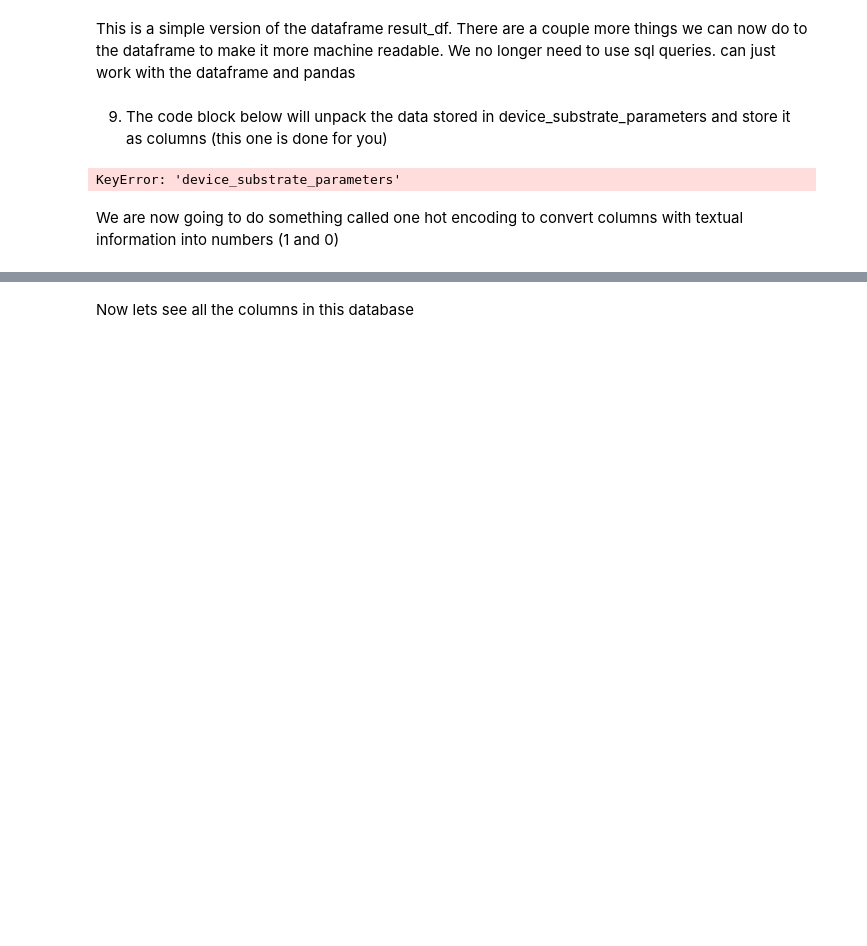
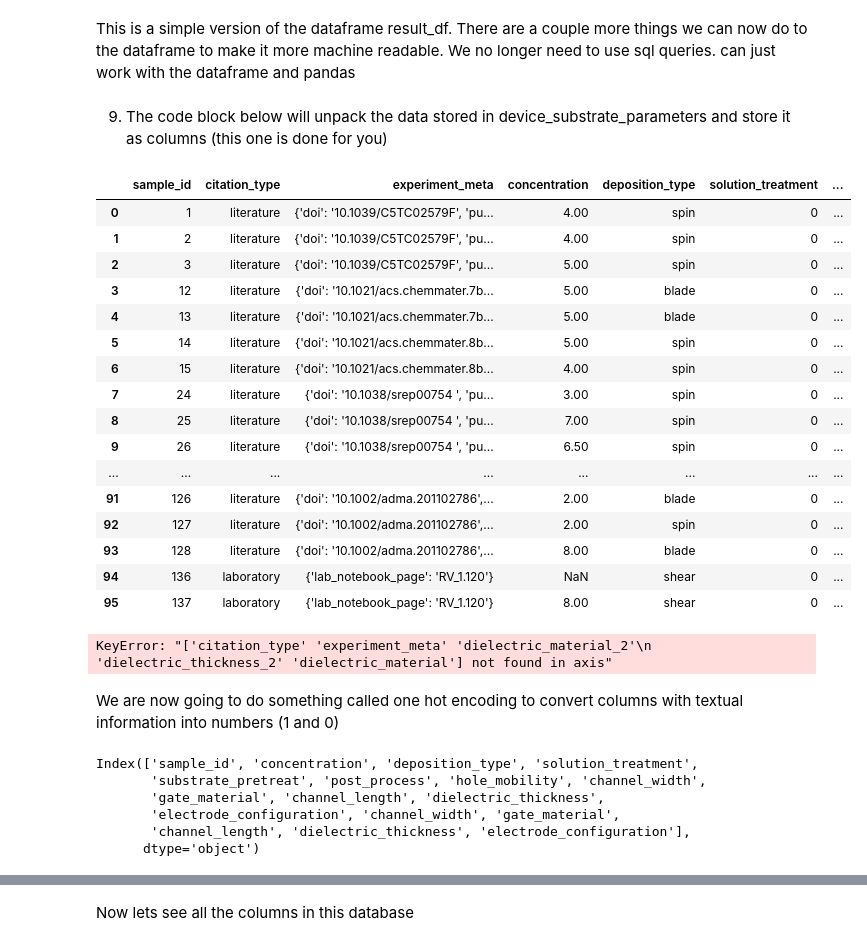
Before and after one commit to aaronliu64/ofet-db, a Jupyter notebook: pgpractice/Data Extraction For ML/ofet_db_Data_Extraction_JB.ipynb, the cells around one changed output, grey strips where cells are left out. Drawn from its saved outputs; the diff is of its cells as text; code cells hidden in the pictures; blank space fills up the shorter version.

```diff
--- a/pgpractice/Data Extraction For ML/ofet_db_Data_Extraction_JB.ipynb
+++ b/pgpractice/Data Extraction For ML/ofet_db_Data_Extraction_JB.ipynb
@@ -526,33 +526,61 @@ This is a simple version of the dataframe result_df. There are a couple more thi
 # %%
  #unpacking the information stored in device_substrate_parameters
 
 import pandas as pd
 from pandas import json_normalize
 
 
-
 # # Extract the 'device_substrate_parameters' column and normalize it
-params_df = json_normalize(result_df['device_substrate_parameters'])
+params_df = json_normalize(result_df['params'])
 
 # # Concatenate the original DataFrame with the new 'params_df'
 result_df = pd.concat([result_df, params_df], axis=1)
 
 # # Drop the original 'device_substrate_parameters' column
-result_df = result_df.drop('device_substrate_parameters', axis=1)
+result_df_norm = result_df.drop('params', axis=1)
 
 # # Display the resulting DataFrame
-result_df
+result_df_norm
 # %% [output]
-KeyError: 'device_substrate_parameters'
+|  | sample_id | citation_type | experiment_meta | concentration | deposition_type | solution_treatment | ... |
+| 0 | 1 | literature | {'doi': '10.1039/C5TC02579F', 'pu... | 4.00 | spin | 0 | ... |
+| 1 | 2 | literature | {'doi': '10.1039/C5TC02579F', 'pu... | 4.00 | spin | 0 | ... |
+| 2 | 3 | literature | {'doi': '10.1039/C5TC02579F', 'pu... | 5.00 | spin | 0 | ... |
+| 3 | 12 | literature | {'doi': '10.1021/acs.chemmater.7b... | 5.00 | blade | 0 | ... |
+| 4 | 13 | literature | {'doi': '10.1021/acs.chemmater.7b... | 5.00 | blade | 0 | ... |
+| 5 | 14 | literature | {'doi': '10.1021/acs.chemmater.8b... | 5.00 | spin | 0 | ... |
+| 6 | 15 | literature | {'doi': '10.1021/acs.chemmater.8b... | 4.00 | spin | 0 | ... |
+| 7 | 24 | literature | {'doi': '10.1038/srep00754 ', 'pu... | 3.00 | spin | 0 | ... |
+| 8 | 25 | literature | {'doi': '10.1038/srep00754 ', 'pu... | 7.00 | spin | 0 | ... |
+| 9 | 26 | literature | {'doi': '10.1038/srep00754 ', 'pu... | 6.50 | spin | 0 | ... |
+| ... | ... | ... | ... | ... | ... | ... | ... |
+| 91 | 126 | literature | {'doi': '10.1002/adma.201102786',... | 2.00 | blade | 0 | ... |
+| 92 | 127 | literature | {'doi': '10.1002/adma.201102786',... | 2.00 | spin | 0 | ... |
+| 93 | 128 | literature | {'doi': '10.1002/adma.201102786',... | 8.00 | blade | 0 | ... |
+| 94 | 136 | laboratory | {'lab_notebook_page': 'RV_1.120'} | NaN | shear | 0 | ... |
+| 95 | 137 | laboratory | {'lab_notebook_page': 'RV_1.120'} | 8.00 | shear | 0 | ... |
 # %%
 
 # Drop unnecessary columns that won't be used for modeling
-columns_to_drop = ['film_deposition_params', 'citation_type', 'experiment_meta', 'solvent_vol_frac', 'solvent_iupac_name', 'polymer_iupac_name', 'dielectric_material_2', 'dielectric_thickness_2', 'dielectric_1_material', 'dielectric_1_thickness', 'substrate_material']
-result_df = result_df.drop(columns=columns_to_drop)
+#columns_to_drop = ['deposition_type', 'citation_type', 'experiment_meta', 'dielectric_material_2', 'dielectric_thickness_2', 'dielectric_material']
+columns_to_drop = ['citation_type', 'experiment_meta', 'dielectric_material_2', 'dielectric_thickness_2', 'dielectric_material']
+
+result_df_norm = result_df_norm.drop(columns=columns_to_drop)
 
 # Display the resulting DataFrame
-result_df
+result_df_norm
+# %% [output]
+KeyError: "['citation_type' 'experiment_meta' 'dielectric_material_2'\n 'dielectric_thickness_2' 'dielectric_material'] not found in axis"
 # %% [markdown]
 We are now going to do something called one hot encoding to convert columns with textual information into numbers (1 and 0)
+# %%
+result_df_norm.columns
+# %% [output]
+Index(['sample_id', 'concentration', 'deposition_type', 'solution_treatment',
+       'substrate_pretreat', 'post_process', 'hole_mobility', 'channel_width',
+       'gate_material', 'channel_length', 'dielectric_thickness',
+       'electrode_configuration', 'channel_width', 'gate_material',
+       'channel_length', 'dielectric_thickness', 'electrode_configuration'],
+      dtype='object')
 # %%
 # List of columns to one-hot encode
```
Also changed, not shown: parts of 5 cells of this notebook.
